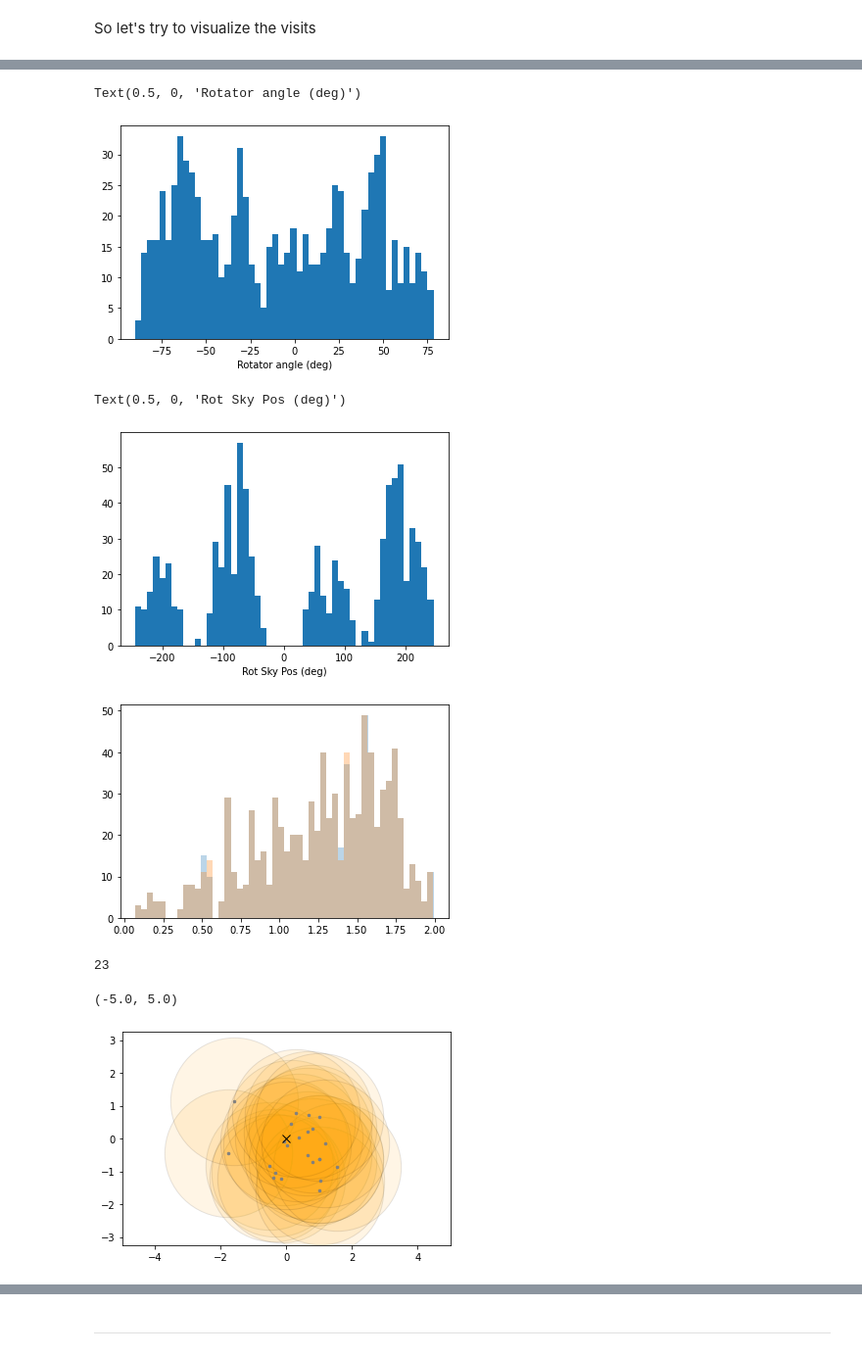
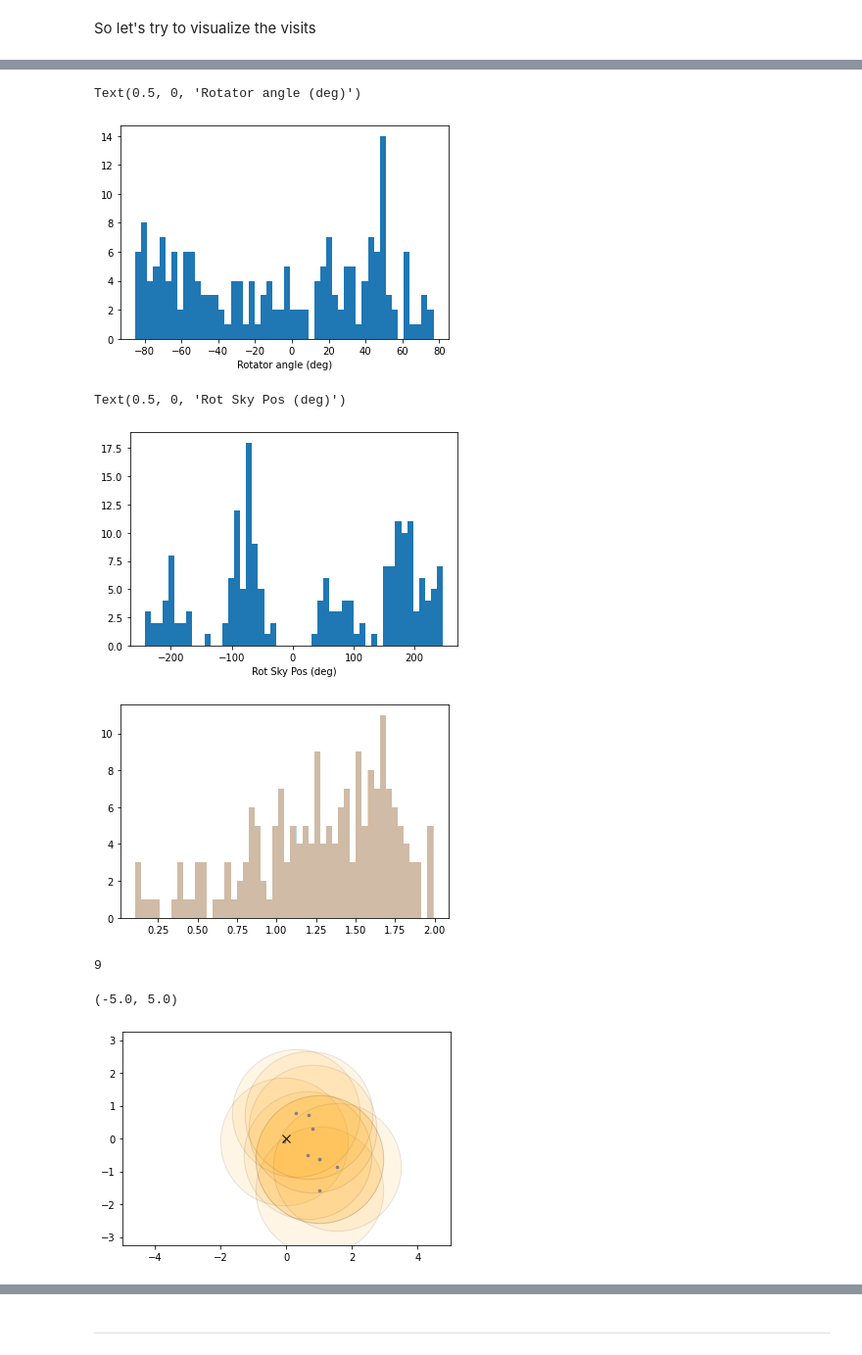
Before and after one commit to lsst/rubin_sim_notebooks, a Jupyter notebook: maf/science/Single Point Viz.ipynb, the cells around one changed output, grey strips where cells are left out. Shown at 98% size. Saved outputs shown, nothing was run; the diff lists cells and outputs as text; code cells hidden in the pictures.

Commit message:
Actually add additional visualization

```diff
--- a/maf/science/Single Point Viz.ipynb
+++ b/maf/science/Single Point Viz.ipynb
@@ -41,10 +40,10 @@ cols = ['observationStartMJD', 'fieldRA', 'fieldDec', 'rotTelPos', 'rotSkyPos',
 mymetric = maf.PassMetric(cols=cols)
 # %%
 # Define a sqlconstraint, if we need to just use a (large) subset of the opsim visits
-sqlconstraint = None   # no constraint, make all visits available
+#sqlconstraint = None   # no constraint, make all visits available
 
 # Examples of other potentially useful sqlconstraints:
-# sqlconstraint = 'filter = "r"'  # just select the visits in a particular filter
+sqlconstraint = 'filter = "r"'  # just select the visits in a particular filter
 # sqlconstraint = 'note not like "%DD%"'  # don't choose any of the DD field visits
 # sqlconstraint = 'night < 365'  # only use visits in the first year of the survey
 # %%
@@ -105,14 +104,14 @@ n,b,p = plt.hist(rotAngle, bins=50)
 plt.xlabel('Rotator angle (deg)')
 # %% [output]
 Text(0.5, 0, 'Rotator angle (deg)')
-[figure, old version]
+[figure, new version]
 # %%
 # Angle between "north" and the top of the FOV
 n,b,p = plt.hist(visits['rotSkyPos'], bins=50)
 plt.xlabel("Rot Sky Pos (deg)")
 # %% [output]
 Text(0.5, 0, 'Rot Sky Pos (deg)')
-[figure, old version]
+[figure, new version]
 # %%
 x, y = rsUtils.gnomonic_project_toxy(np.radians(visits['fieldRA']),
                                       np.radians(visits['fieldDec']),
@@ -123,29 +122,28 @@ y = np.degrees(y)
 rad = np.sqrt(x**2 + y**2)
 n,b,p = plt.hist(rad, bins=50, alpha=0.3)
 n,b,p = plt.hist(radius, bins=50, alpha=0.3)
-# I don't quite understand this, but the plot of x/y looks ok next?
 # %% [output]
-[figure, old version]
+[figure, new version]
 # %%
-show = np.where((visits['filter'] == 'r') & (visits['night'] < 367*1.2))
+show = np.where((visits['filter'] == 'r') & (visits['night'] < 365*.5))
 print(len(show[0]))
 
 fig,ax = plt.subplots()
 ax.axis('equal')
 # These are just the center of the pointings - replace with patches
 #plt.plot(x, y, 'k.')
 # Might be able to do a hack?
 #plt.scatter([0], [0], s=10000,
 #            #marker='o', markersize=100, linestyle=''
 #            edgecolor='black', facecolor='red', alpha=0.2)
 plt.scatter(x[show], y[show], s=17000,
             #marker='o', markersize=100, linestyle=''
             edgecolor='black', facecolor='orange', alpha=0.1)
 plt.plot(x[show], y[show], marker='.', markersize=5, linestyle='', color='gray')
 plt.plot([0], [0], marker='x', markersize=8, linestyle='', color='k')
 plt.xlim(-5, 5)
 plt.ylim(-5, 5)
 # %% [output]
-23
+9
 (-5.0, 5.0)
-[figure, old version]
+[figure, new version]
```
Also changed, not shown: parts of 9 cells of this notebook.
